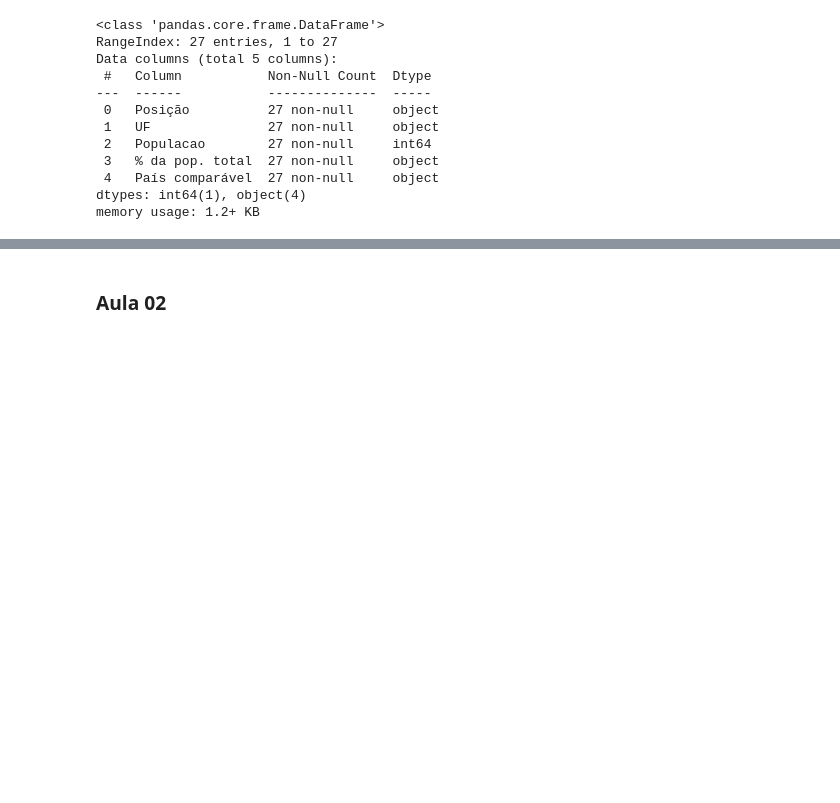
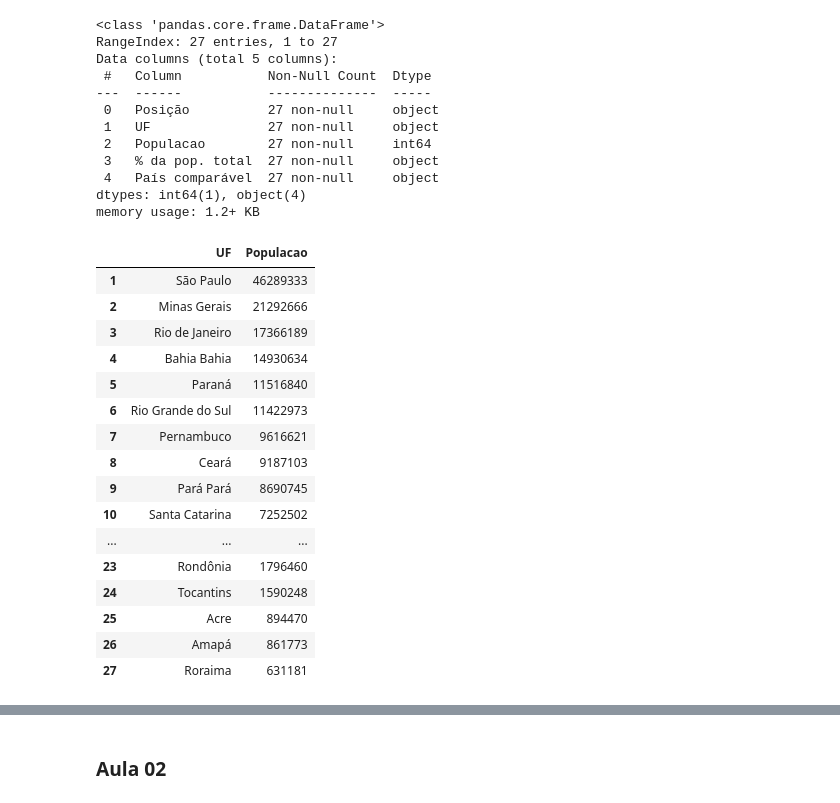
Before and after one commit to cmattosr/bootcampDS_Mod02, a Jupyter notebook: BootcampDataScience_Mod02.ipynb, the cells around one changed output, grey strips where cells are left out. Cells and saved outputs as stored; diff of their text form; code cells hidden in the pictures; blank space fills up the shorter version.

```diff
--- a/BootcampDataScience_Mod02.ipynb
+++ b/BootcampDataScience_Mod02.ipynb
@@ -707,6 +712,28 @@ Data columns (total 5 columns):
  4   País comparável  27 non-null     object
 dtypes: int64(1), object(4)
 memory usage: 1.2+ KB
+# %%
+#Deixar apenas as colunas UF e Populacao no dataframe
+dados_da_populacao = dados_da_populacao[["UF", "Populacao"]]
+dados_da_populacao
+# %% [output]
+|  | UF | Populacao |
+| 1 | São Paulo | 46289333 |
+| 2 | Minas Gerais | 21292666 |
+| 3 | Rio de Janeiro | 17366189 |
+| 4 | Bahia Bahia | 14930634 |
+| 5 | Paraná | 11516840 |
+| 6 | Rio Grande do Sul | 11422973 |
+| 7 | Pernambuco | 9616621 |
+| 8 | Ceará | 9187103 |
+| 9 | Pará Pará | 8690745 |
+| 10 | Santa Catarina | 7252502 |
+| ... | ... | ... |
+| 23 | Rondônia | 1796460 |
+| 24 | Tocantins | 1590248 |
+| 25 | Acre | 894470 |
+| 26 | Amapá | 861773 |
+| 27 | Roraima | 631181 |
 # %%
 #transformar a coluna UF em índice
 dados_da_populacao = dados_da_populacao.set_index("UF")
```
Also changed, not shown: parts of 8 cells of this notebook.
